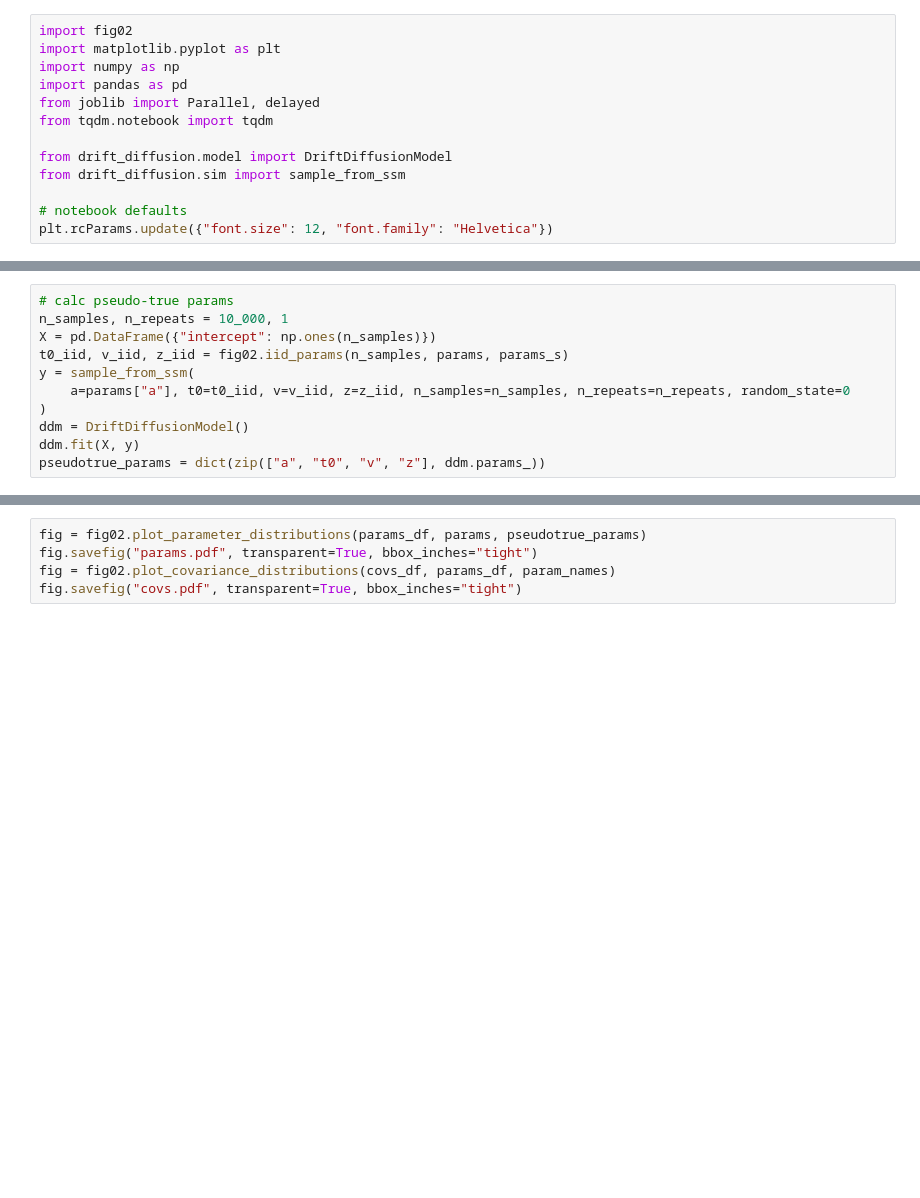
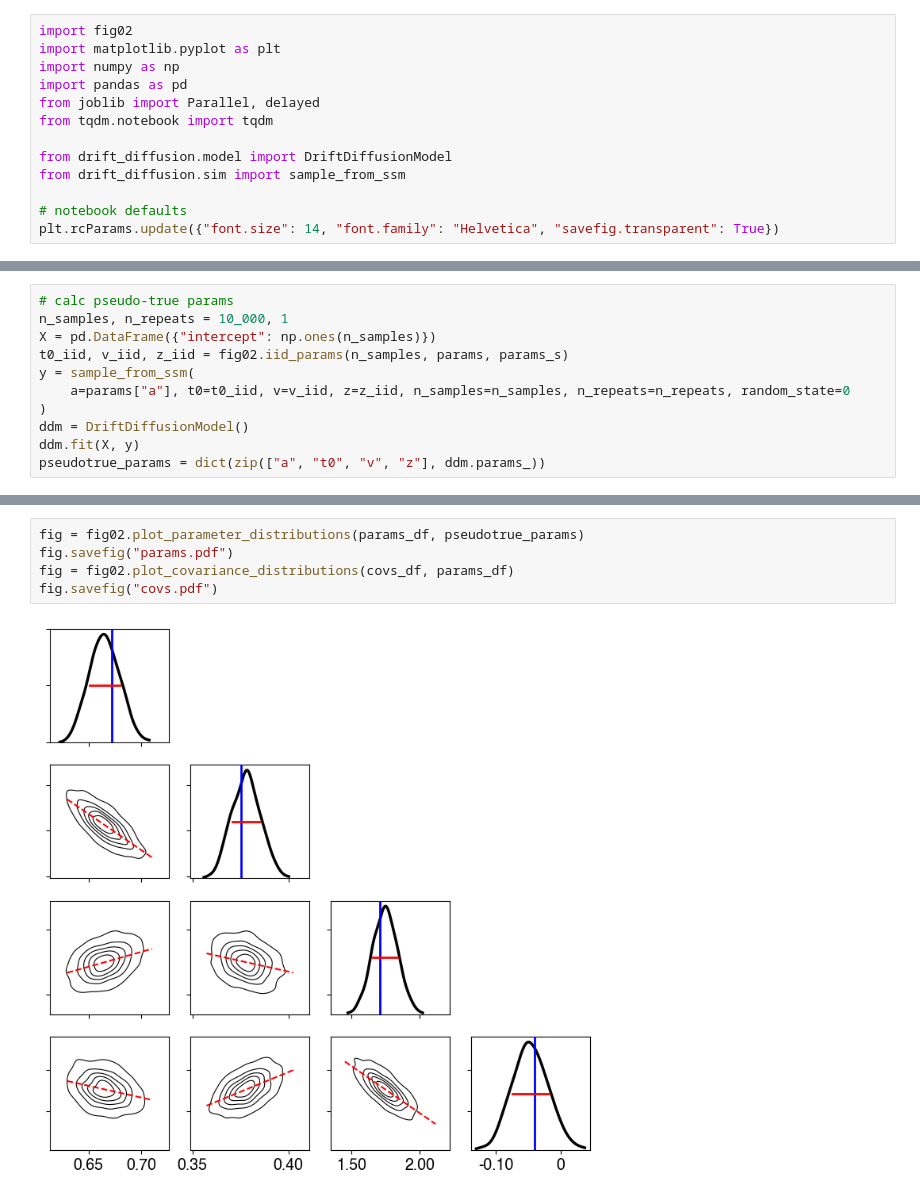
Before and after one commit to griegner/drift-diffusion, a Jupyter notebook: figures/fig02.ipynb, the cells around one changed output, grey strips where cells are left out. Drawn from its saved outputs; the diff is of its cells as text; blank space fills up the shorter version.

```diff
--- a/figures/fig02.ipynb
+++ b/figures/fig02.ipynb
@@ -10,7 +10,7 @@ from drift_diffusion.model import DriftDiffusionModel
 from drift_diffusion.sim import sample_from_ssm
 
 # notebook defaults
-plt.rcParams.update({"font.size": 12, "font.family": "Helvetica"})
+plt.rcParams.update({"font.size": 14, "font.family": "Helvetica", "savefig.transparent": True})
 # %%
 # simulation setting
 params = {"a": 0.63, "t0": 0.435, "v": 2.23, "z": 0.008}  # Matzke 2009, Table 3 (Mean)
@@ -61,5 +63,7 @@ covs_df = pd.DataFrame([row for c in covs_ for row in c])
 # %%
-fig = fig02.plot_parameter_distributions(params_df, params, pseudotrue_params)
-fig.savefig("params.pdf", transparent=True, bbox_inches="tight")
-fig = fig02.plot_covariance_distributions(covs_df, params_df, param_names)
-fig.savefig("covs.pdf", transparent=True, bbox_inches="tight")
+fig = fig02.plot_parameter_distributions(params_df, pseudotrue_params)
+fig.savefig("params.pdf")
+fig = fig02.plot_covariance_distributions(covs_df, params_df)
+fig.savefig("covs.pdf")
+# %% [output]
+[figure, added]
```
Also changed, not shown: parts of 2 cells of this notebook, 3 other files.
